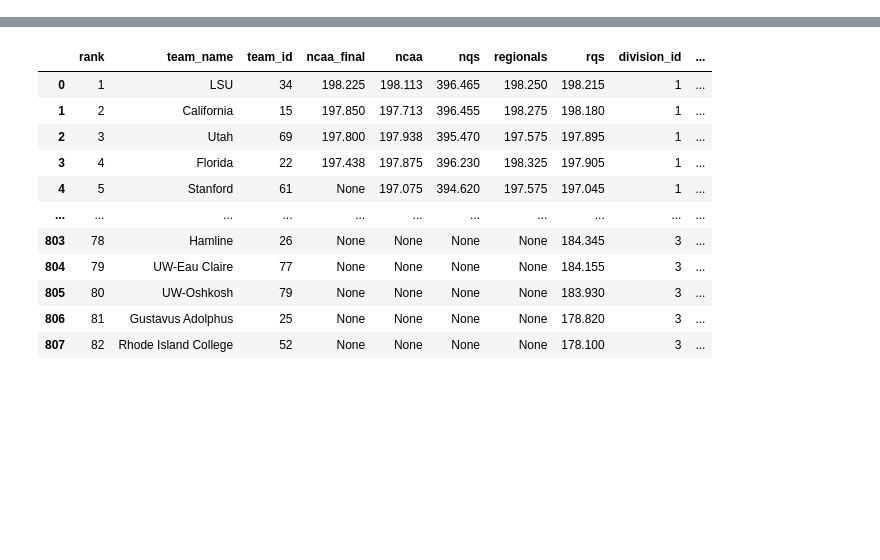
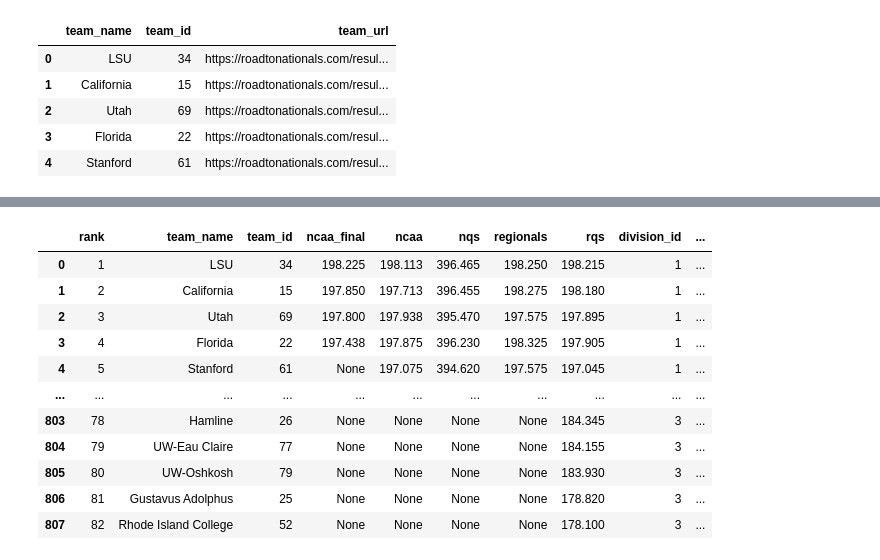
Before and after one commit to LSE-ME204/me204-2024-project-jesatuts2, a Jupyter notebook: Notebooks/NB02-Build-Database.ipynb, the cells around one changed output, grey strips where cells are left out. Cells and saved outputs as stored; diff of their text form; code cells hidden in the pictures; blank space fills up the shorter version.

```diff
--- a/Notebooks/NB02-Build-Database.ipynb
+++ b/Notebooks/NB02-Build-Database.ipynb
@@ -17,0 +82,11 @@ from pprint import pprint as print
+# %%
+# Drop the year column
+teams_df.drop(columns='year', inplace=True)
+teams_df.head()
+# %% [output]
+|  | team_name | team_id | team_url |
+| 0 | LSU | 34 | https://roadtonationals.com/resul... |
+| 1 | California | 15 | https://roadtonationals.com/resul... |
+| 2 | Utah | 69 | https://roadtonationals.com/resul... |
+| 3 | Florida | 22 | https://roadtonationals.com/resul... |
+| 4 | Stanford | 61 | https://roadtonationals.com/resul... |
```
Also changed, not shown: parts of 10 cells of this notebook, 1 other file.
